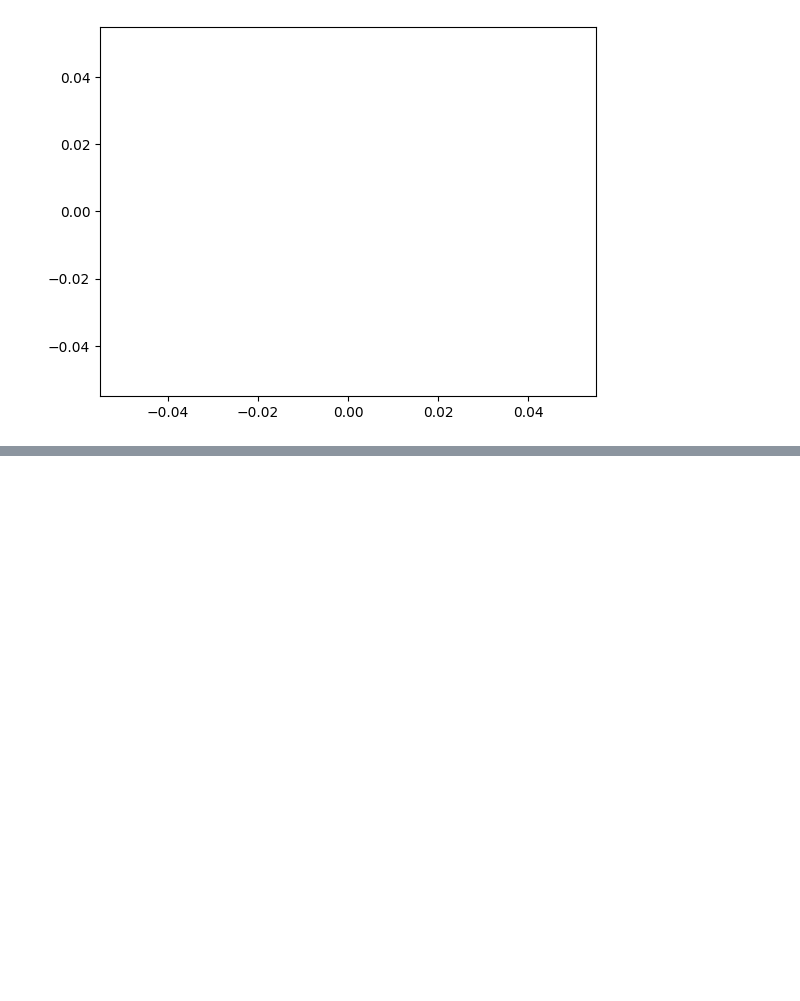
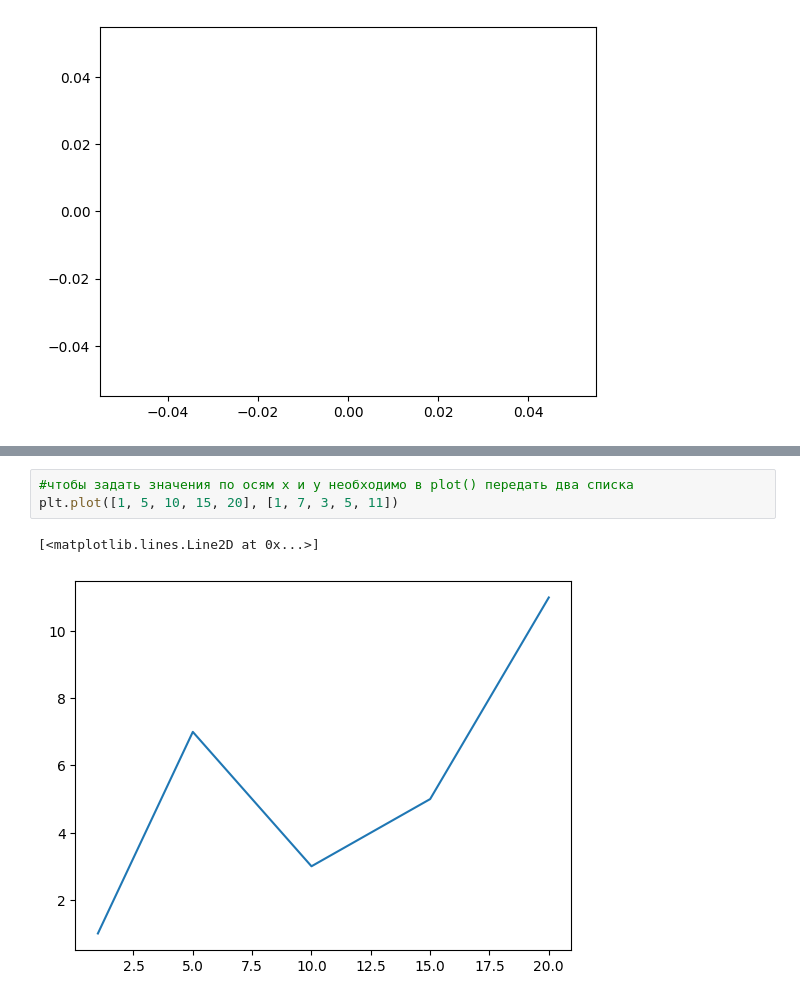
Before and after one commit to Vitalyastiy/cheat-python, a Jupyter notebook: viz/Plt_учебник.ipynb, the cells around one changed output, grey strips where cells are left out. Cells and saved outputs as stored; diff of their text form; blank space fills up the shorter version.

```diff
--- a/viz/Plt_учебник.ipynb
+++ b/viz/Plt_учебник.ipynb
@@ -132,0 +138,6 @@ plt.plot()
+# %%
+#чтобы задать значения по осям x и y необходимо в plot() передать два списка
+plt.plot([1, 5, 10, 15, 20], [1, 7, 3, 5, 11])
+# %% [output]
+[<matplotlib.lines.Line2D at 0x...>]
+[figure, added]
```
Also changed, not shown: parts of 17 cells of this notebook.
